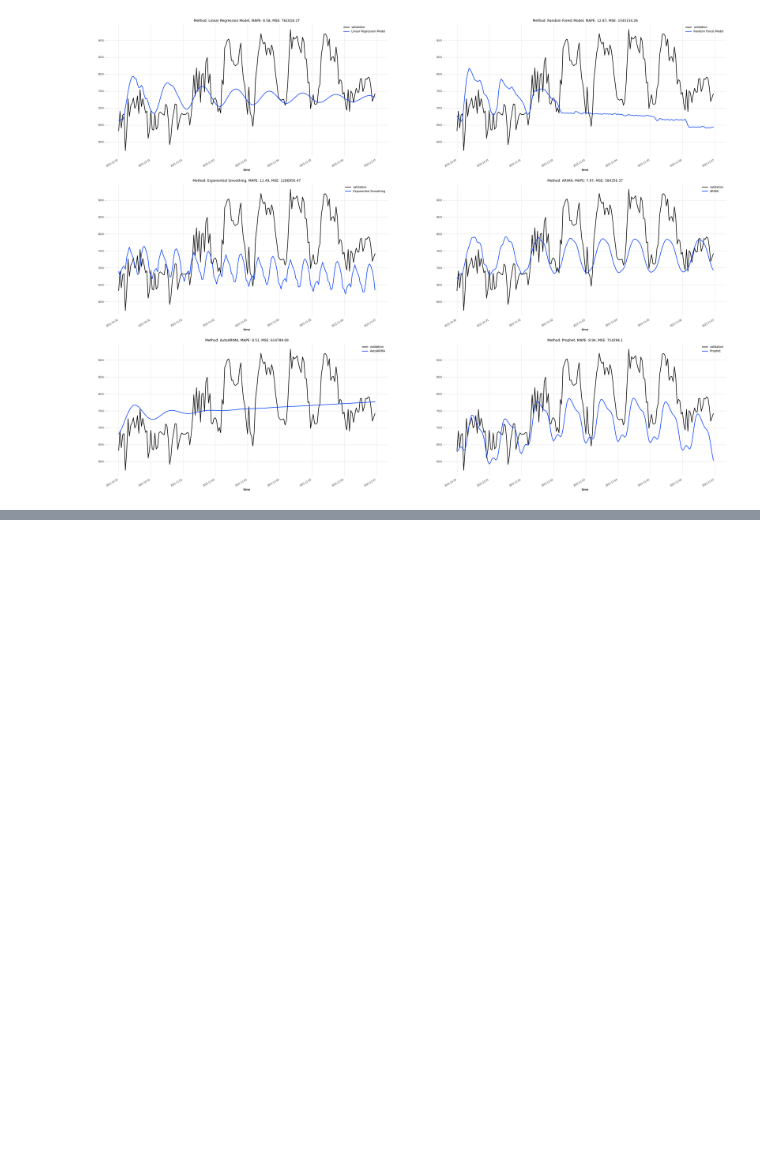
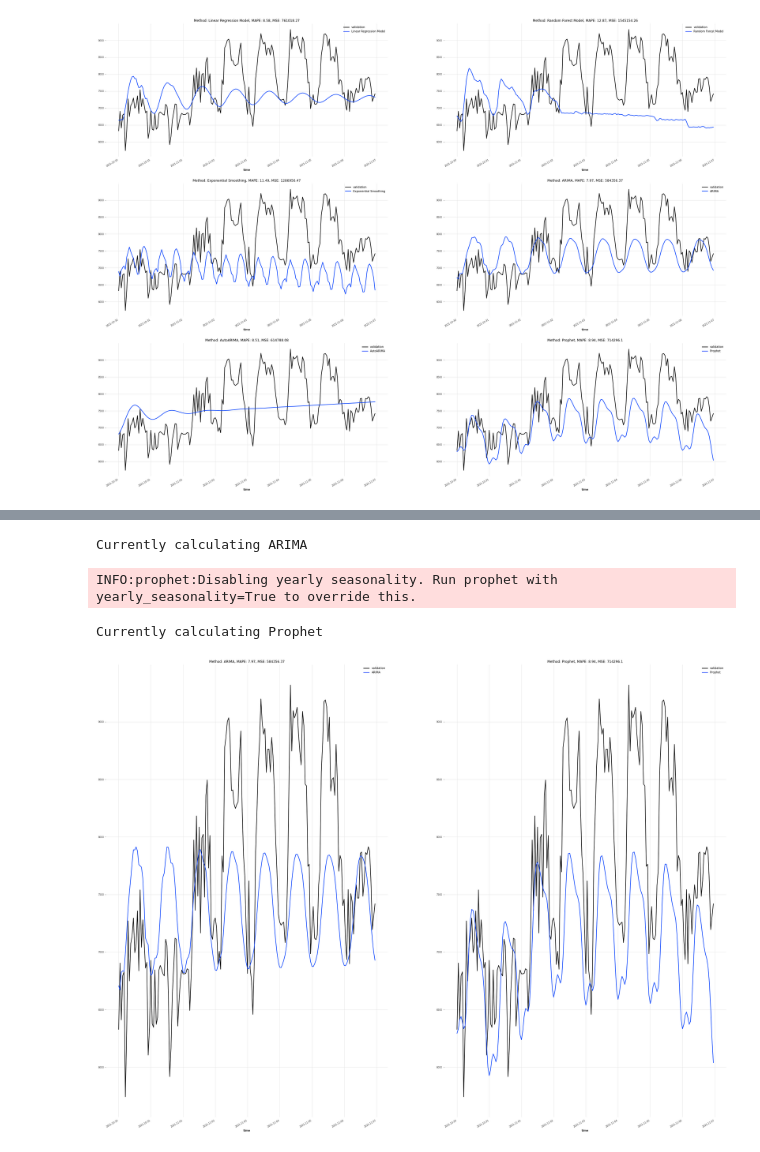
Before and after one commit to lemonhead94/energy-systems-iot, a Jupyter notebook: LoadForcasting.ipynb, the cells around one changed output, grey strips where cells are left out. Drawn from its saved outputs; the diff is of its cells as text; code cells hidden in the pictures; blank space fills up the shorter version.

Commit message:
added temperature

```diff
--- a/LoadForcasting.ipynb
+++ b/LoadForcasting.ipynb
@@ -129,0 +164,5 @@ Currently calculating Prophet
+# %%
+final_df = pd.merge(df_cleaned, temperature_cleaned, on='time')
+final_df.rename(columns={'OBFELDEN': 'Temperature in Obfelden'}, inplace=True)
+
+final_df.head(10)
@@ -129,0 +181,10 @@ Currently calculating Prophet
+# %%
+from darts import TimeSeries
+import matplotlib.pyplot as plt
+
+series = TimeSeries.from_dataframe(final_df, 'time', 'Actual Load', 'Temperature in Obfelden')
+
+training, validation = series.split_before(pd.Timestamp('20211030'))
+plt.figure(figsize=(20,5))
+training.plot(label='training')
+validation.plot(label='validation')
@@ -129,0 +193,34 @@ Currently calculating Prophet
+# %%
+from darts.models import ARIMA, Prophet
+from darts.metrics import mape, mse
+
+final_model_0 = ARIMA(p=12, d=1, q=24)
+final_model_1 = Prophet()
+
+models = {
+    "ARIMA" : final_model_0,
+    "Prophet" : final_model_1
+}
+
+fig = plt.figure(figsize=(40, 30))
+for i, (name, model) in enumerate(models.items()):
+    print(f"Currently calculating {name}")
+    model.fit(series=training)
+    predictions = model.predict(n=len(validation))
+    mape_score = round(mape(validation, predictions), 2)
+    mse_score = round(mse(validation, predictions), 2)
+
+    # plotting figure
+    fig.add_subplot(1, 2, i+1)
+    #training.plot(label="training")
+    validation.plot(label="validation")
+    predictions.plot(label=name)
+    plt.title(f"Method: {name}, MAPE: {mape_score}, MSE: {mse_score}")
+    plt.legend()
+# fig.tight_layout()
+plt.show()
+# %% [output]
+Currently calculating ARIMA
+INFO:prophet:Disabling yearly seasonality. Run prophet with yearly_seasonality=True to override this.
+Currently calculating Prophet
+[figure, added]
```
Also changed, not shown: parts of 8 cells of this notebook, 3 other files.
